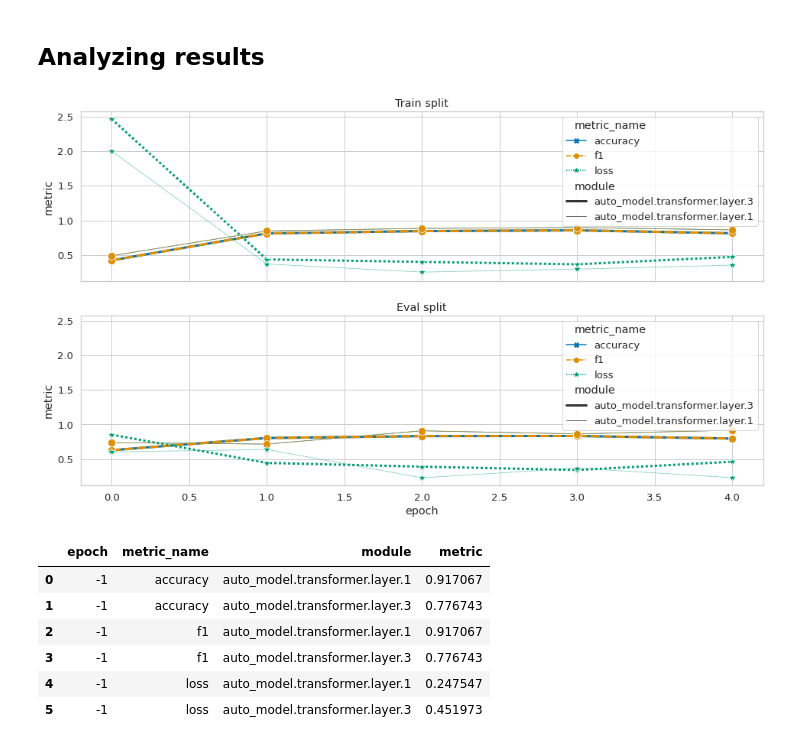
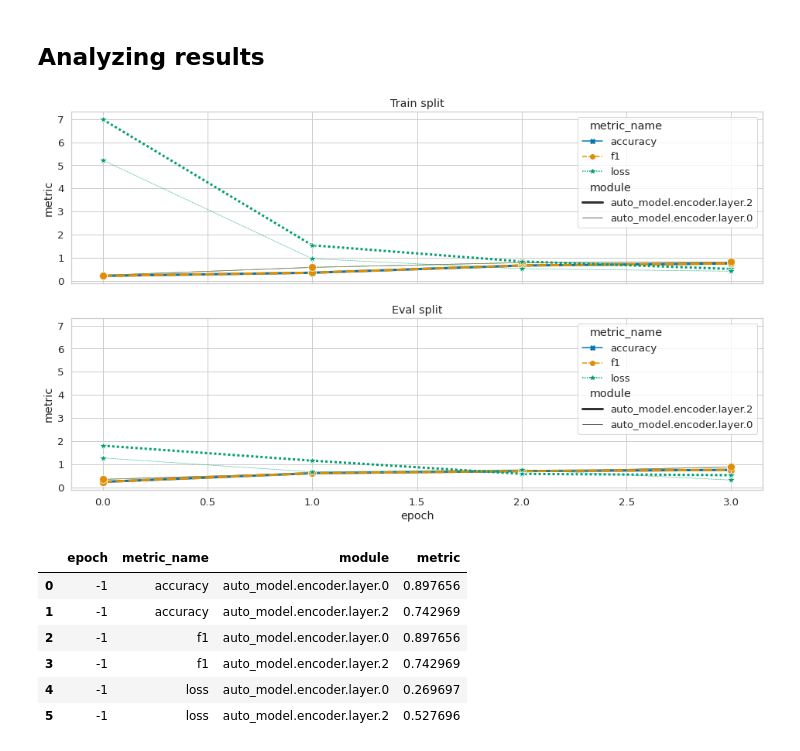
Before and after one commit to ulysses-camara/ulysses-curiosity, a Jupyter notebook: examples/4_sentence_bert_example.ipynb, the cells around one changed output. Cells and saved outputs as stored; diff of their text form; code cells hidden in the pictures.

Commit message:
update: change from sbert to minilm-v2 in 4th example

```diff
--- a/examples/4_sentence_bert_example.ipynb
+++ b/examples/4_sentence_bert_example.ipynb
@@ -18,7 +21,7 @@ import seaborn as sns
 # %% [markdown]
 ## Setup pretrained model
 # %%
-sbert = sentence_transformers.SentenceTransformer("distilbert-base-nli-mean-tokens")
+minilm = sentence_transformers.SentenceTransformer("paraphrase-MiniLM-L6-v2")
 
-tokenizer = sbert.tokenizer
-bert = sbert.get_submodule("0")
+tokenizer = minilm.tokenizer
+bert = minilm.get_submodule("0")
@@ -41,9 +64,9 @@ def tokenize_fn(item):
 
 num_classes = 8
 
-dataset_train = dataset_train.shard(num_shards=20, index=0)
-dataset_eval = dataset_test.shard(num_shards=100, index=0)
-dataset_test = dataset_test.shard(num_shards=100, index=2)
+dataset_train = dataset_train.shard(num_shards=50, index=0)
+dataset_eval = dataset_test.shard(num_shards=50, index=0)
+dataset_test = dataset_test.shard(num_shards=50, index=2)
 
 dataset_train = dataset_train.map(tokenize_fn, remove_columns="text")
 dataset_eval = dataset_eval.map(tokenize_fn, remove_columns="text")
@@ -104,8 +128,8 @@ task = curiosidade.ProbingTaskCustom(
 )
 
 
-optim_fn = functools.partial(torch.optim.Adam, lr=0.025)
-lr_scheduler_fn = functools.partial(torch.optim.lr_scheduler.ExponentialLR, gamma=0.5)
+optim_fn = functools.partial(torch.optim.Adam, lr=0.05)
+lr_scheduler_fn = functools.partial(torch.optim.lr_scheduler.ExponentialLR, gamma=0.8)
 
 probing_factory = curiosidade.ProbingModelFactory(
     task=task,
@@ -117,7 +141,7 @@ probing_factory = curiosidade.ProbingModelFactory(
 prober_container = curiosidade.core.attach_probers(
     base_model=bert,
     probing_model_factory=probing_factory,
-    modules_to_attach="auto_model.transformer.layer.[13]",
+    modules_to_attach="auto_model.encoder.layer.[02]",
     device="cuda",
     prune_unrelated_modules="infer",
 )
@@ -145,7 +169,7 @@ ProbingModelContainer:
 ### Train probing model
 # %%
 probing_results = prober_container.train(
-    num_epochs=5,
+    num_epochs=4,
     show_progress_bar="epoch",
     gradient_accumulation_steps=2,
 )
@@ -154,42 +178,42 @@ probing_results = prober_container.train(
 # %%
 sns.set_theme(
     context="notebook",
     style="whitegrid",
     font_scale=1.2,
     palette="colorblind",
 )
 
 fig, (ax_train, ax_eval) = plt.subplots(2, figsize=(16, 9), sharey=True, sharex=True)
 
 df_train, df_eval, df_test = probing_results.to_pandas(aggregate_by=["batch_index"])
 
 common_kwargs = dict(
     hue="metric_name",
     y="metric",
     x="epoch",
     size="module",
     style="metric_name",
     markers=["X", "o", "*"],
     markersize=10,
-    size_order=["auto_model.transformer.layer.3", "auto_model.transformer.layer.1"],
+    size_order=["auto_model.encoder.layer.2", "auto_model.encoder.layer.0"],
 )
 
 sns.lineplot(data=df_train, ax=ax_train, **common_kwargs)
 sns.lineplot(data=df_eval, ax=ax_eval, **common_kwargs)
 
 ax_train.set_title("Train split")
 ax_eval.set_title("Eval split")
 
 plt.show();
 # %% [output]
-[figure, old version]
+[figure, new version]
 # %%
 df_test
 # %% [output]
 |  | epoch | metric_name | module | metric |
-| 0 | -1 | accuracy | auto_model.transformer.layer.1 | 0.917067 |
-| 1 | -1 | accuracy | auto_model.transformer.layer.3 | 0.776743 |
-| 2 | -1 | f1 | auto_model.transformer.layer.1 | 0.917067 |
-| 3 | -1 | f1 | auto_model.transformer.layer.3 | 0.776743 |
-| 4 | -1 | loss | auto_model.transformer.layer.1 | 0.247547 |
-| 5 | -1 | loss | auto_model.transformer.layer.3 | 0.451973 |
+| 0 | -1 | accuracy | auto_model.encoder.layer.0 | 0.897656 |
+| 1 | -1 | accuracy | auto_model.encoder.layer.2 | 0.742969 |
+| 2 | -1 | f1 | auto_model.encoder.layer.0 | 0.897656 |
+| 3 | -1 | f1 | auto_model.encoder.layer.2 | 0.742969 |
+| 4 | -1 | loss | auto_model.encoder.layer.0 | 0.269697 |
+| 5 | -1 | loss | auto_model.encoder.layer.2 | 0.527696 |
```
Also changed, not shown: parts of 4 cells of this notebook.
